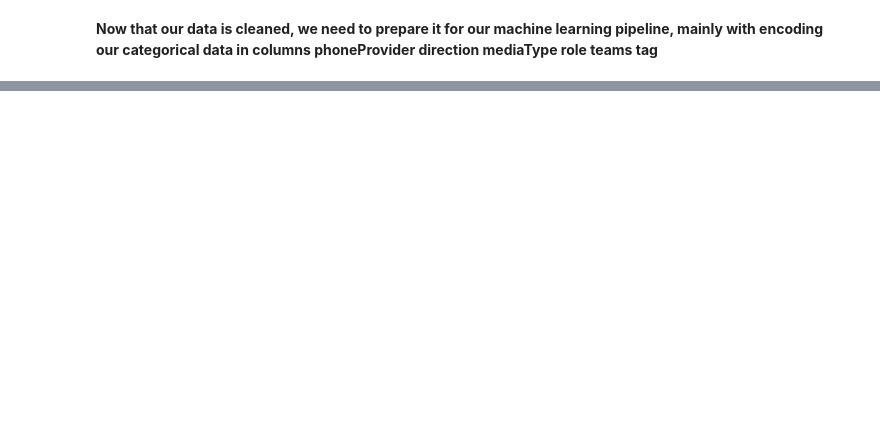
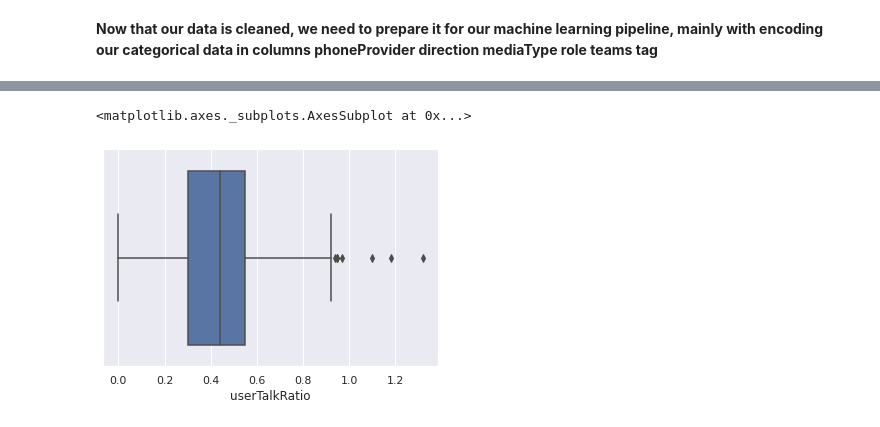
Before and after one commit to MouadEttali/Machine-Learning-Study-, a Jupyter notebook: Test_technique_Modjo.ipynb, the cells around one changed output, grey strips where cells are left out. Drawn from its saved outputs; the diff is of its cells as text; code cells hidden in the pictures; blank space fills up the shorter version.

```diff
--- a/Test_technique_Modjo.ipynb
+++ b/Test_technique_Modjo.ipynb
@@ -245,0 +299,5 @@ dtype: int64
+# %%
+sns.boxplot(x=df['userTalkRatio'])
+# %% [output]
+<matplotlib.axes._subplots.AxesSubplot at 0x...>
+[figure, added]
```
Also changed, not shown: parts of 136 cells of this notebook.
